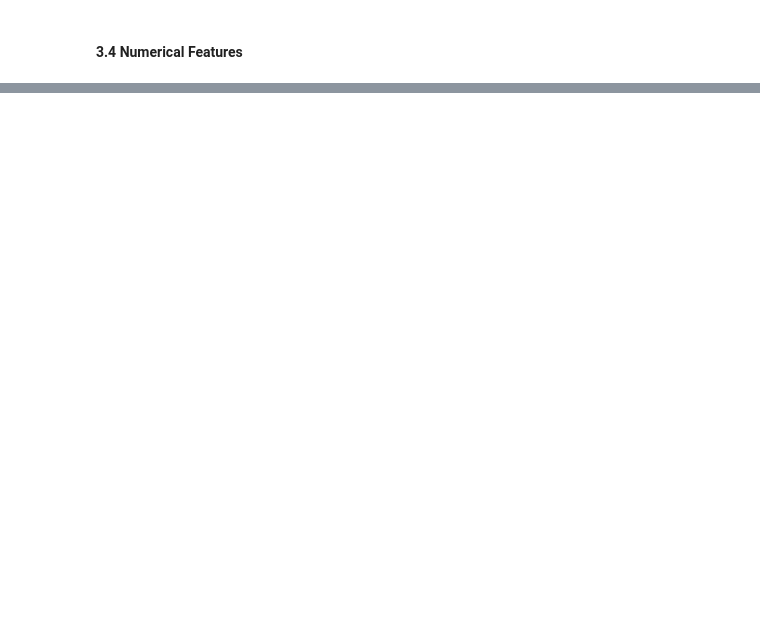
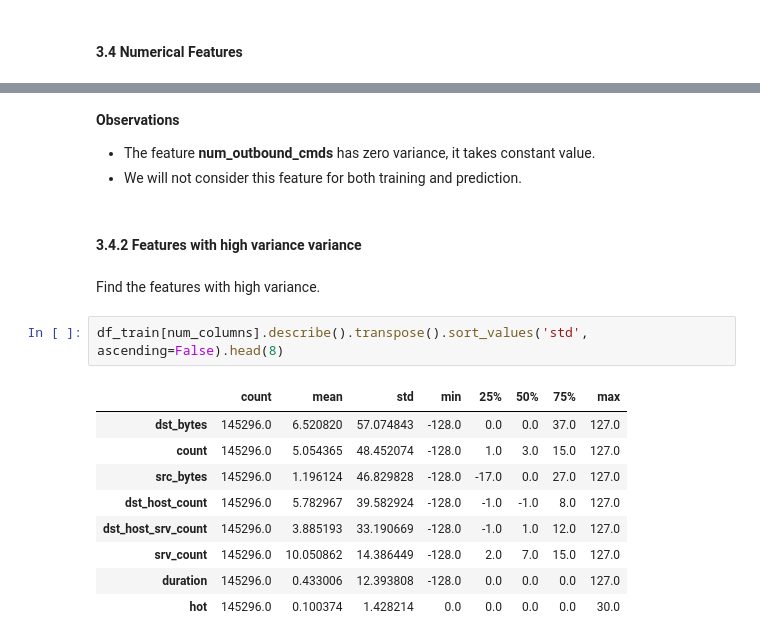
Before and after one commit to narendraparigi1987/ml_assignment, a Jupyter notebook: ML Network Intrusion - 20200311-naren.ipynb, the cells around one changed output, grey strips where cells are left out. Cells and saved outputs as stored; diff of their text form; blank space fills up the shorter version.

```diff
--- a/ML Network Intrusion - 20200311-naren.ipynb
+++ b/ML Network Intrusion - 20200311-naren.ipynb
@@ -405,0 +431,21 @@ for column in cat_features:
+# %% [markdown]
+<b> Observations </b>
+
+- The feature <b> num_outbound_cmds </b> has zero variance, it takes constant value.
+- We will not consider this feature for both training and prediction.
+# %% [markdown]
+#### <a> 3.4.2 Features with high variance variance </a>
+# %% [markdown]
+Find the features with high variance.
+# %%
+df_train[num_columns].describe().transpose().sort_values('std', ascending=False).head(8)
+# %% [output]
+|  | count | mean | std | min | 25% | 50% | 75% | max |
+| dst_bytes | 145296.0 | 6.520820 | 57.074843 | -128.0 | 0.0 | 0.0 | 37.0 | 127.0 |
+| count | 145296.0 | 5.054365 | 48.452074 | -128.0 | 1.0 | 3.0 | 15.0 | 127.0 |
+| src_bytes | 145296.0 | 1.196124 | 46.829828 | -128.0 | -17.0 | 0.0 | 27.0 | 127.0 |
+| dst_host_count | 145296.0 | 5.782967 | 39.582924 | -128.0 | -1.0 | -1.0 | 8.0 | 127.0 |
+| dst_host_srv_count | 145296.0 | 3.885193 | 33.190669 | -128.0 | -1.0 | 1.0 | 12.0 | 127.0 |
+| srv_count | 145296.0 | 10.050862 | 14.386449 | -128.0 | 2.0 | 7.0 | 15.0 | 127.0 |
+| duration | 145296.0 | 0.433006 | 12.393808 | -128.0 | 0.0 | 0.0 | 0.0 | 127.0 |
+| hot | 145296.0 | 0.100374 | 1.428214 | 0.0 | 0.0 | 0.0 | 0.0 | 30.0 |
```
Also changed, not shown: parts of 18 cells of this notebook.
